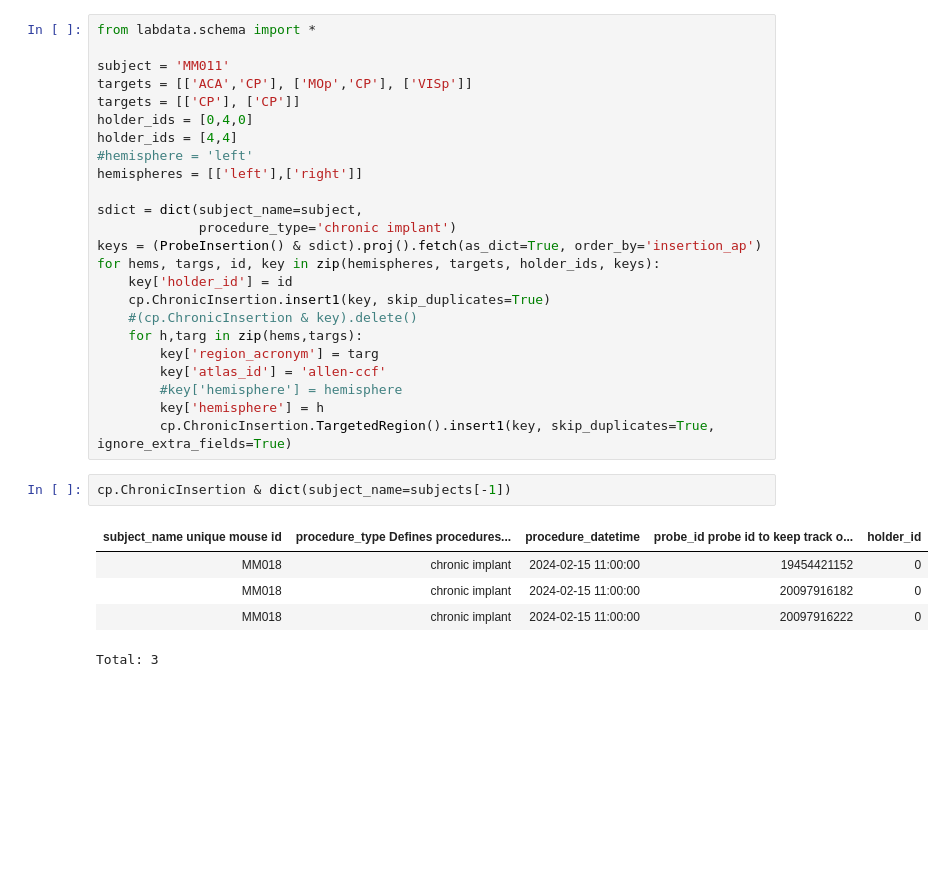
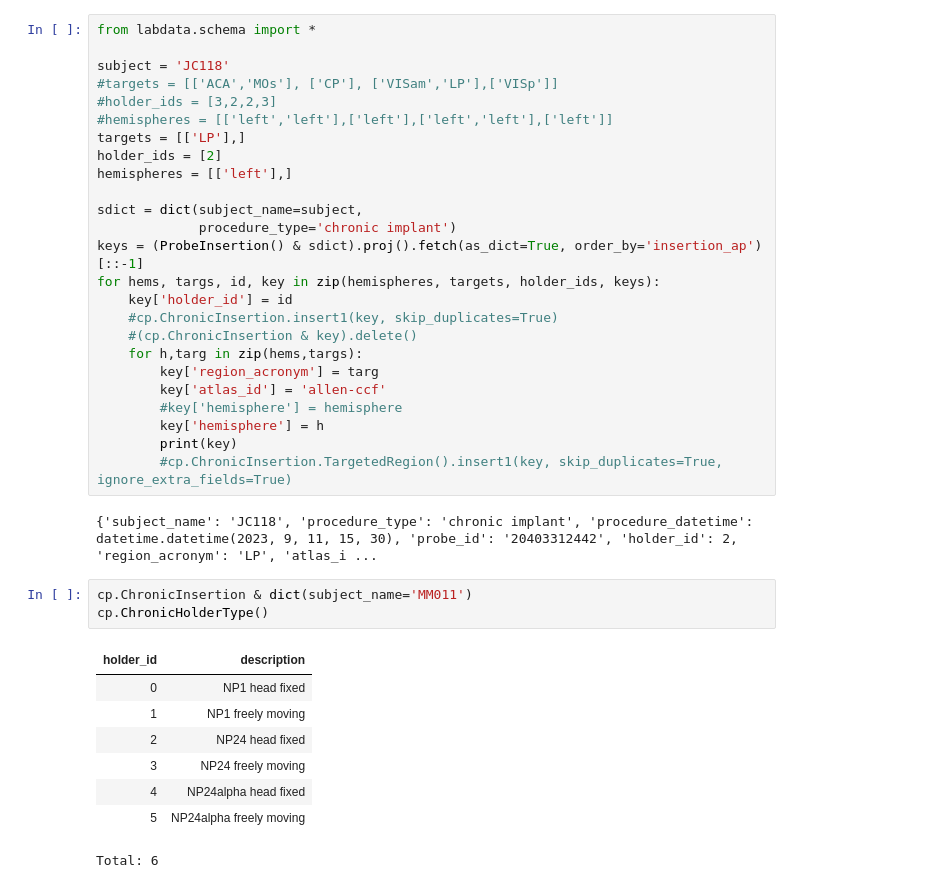
Before and after one commit to spkware/chronic_recording_manuscript, a Jupyter notebook: src/show_trajectories.ipynb, the cells around one changed output. Drawn from its saved outputs; the diff is of its cells as text; blank space fills up the shorter version.

```diff
--- a/src/show_trajectories.ipynb
+++ b/src/show_trajectories.ipynb
@@ -13,32 +21,39 @@ from labdata import chronic_paper as cp
 # %%
 from labdata.schema import *
 
-subject = 'MM011'
-targets = [['ACA','CP'], ['MOp','CP'], ['VISp']]
-targets = [['CP'], ['CP']]
-holder_ids = [0,4,0]
-holder_ids = [4,4]
-#hemisphere = 'left'
-hemispheres = [['left'],['right']]
+subject = 'JC118'
+#targets = [['ACA','MOs'], ['CP'], ['VISam','LP'],['VISp']]
+#holder_ids = [3,2,2,3]
+#hemispheres = [['left','left'],['left'],['left','left'],['left']]
+targets = [['LP'],]
+holder_ids = [2]
+hemispheres = [['left'],]
 
 sdict = dict(subject_name=subject,
              procedure_type='chronic implant')
-keys = (ProbeInsertion() & sdict).proj().fetch(as_dict=True, order_by='insertion_ap')
+keys = (ProbeInsertion() & sdict).proj().fetch(as_dict=True, order_by='insertion_ap')[::-1]
 for hems, targs, id, key in zip(hemispheres, targets, holder_ids, keys):
     key['holder_id'] = id
-    cp.ChronicInsertion.insert1(key, skip_duplicates=True)
+    #cp.ChronicInsertion.insert1(key, skip_duplicates=True)
     #(cp.ChronicInsertion & key).delete()
     for h,targ in zip(hems,targs):
         key['region_acronym'] = targ
         key['atlas_id'] = 'allen-ccf'
         #key['hemisphere'] = hemisphere
         key['hemisphere'] = h
-        cp.ChronicInsertion.TargetedRegion().insert1(key, skip_duplicates=True, ignore_extra_fields=True)
+        print(key)
+        #cp.ChronicInsertion.TargetedRegion().insert1(key, skip_duplicates=True, ignore_extra_fields=True)
+# %% [output]
+{'subject_name': 'JC118', 'procedure_type': 'chronic implant', 'procedure_datetime': datetime.datetime(2023, 9, 11, 15, 30), 'probe_id': '20403312442', 'holder_id': 2, 'region_acronym': 'LP', 'atlas_i ...
 # %%
-cp.ChronicInsertion & dict(subject_name=subjects[-1])
+cp.ChronicInsertion & dict(subject_name='MM011')
+cp.ChronicHolderType()
 # %% [output]
-| subject_name unique mouse id | procedure_type Defines procedures... | procedure_datetime | probe_id probe id to keep track o... | holder_id |
-| MM018 | chronic implant | 2024-02-15 11:00:00 | 19454421152 | 0 |
-| MM018 | chronic implant | 2024-02-15 11:00:00 | 20097916182 | 0 |
-| MM018 | chronic implant | 2024-02-15 11:00:00 | 20097916222 | 0 |
+| holder_id | description |
+| 0 | NP1 head fixed |
+| 1 | NP1 freely moving |
+| 2 | NP24 head fixed |
+| 3 | NP24 freely moving |
+| 4 | NP24alpha head fixed |
+| 5 | NP24alpha freely moving |
-Total: 3
+Total: 6
```
Also changed, not shown: parts of 10 cells of this notebook.
